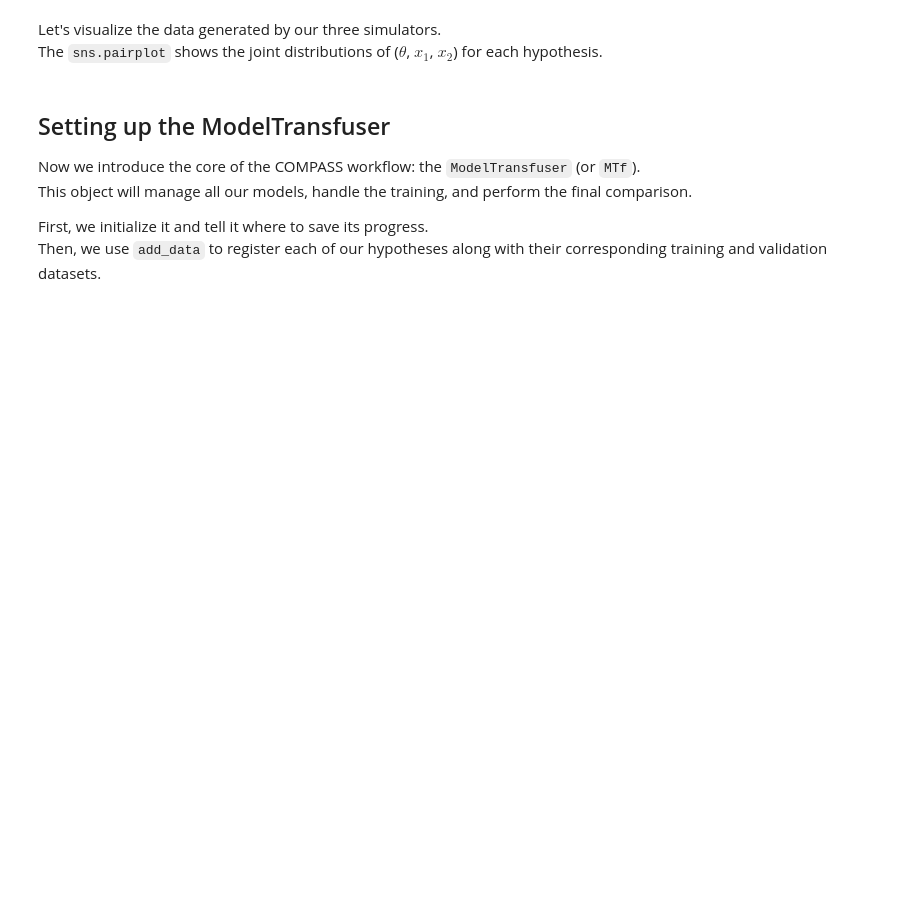
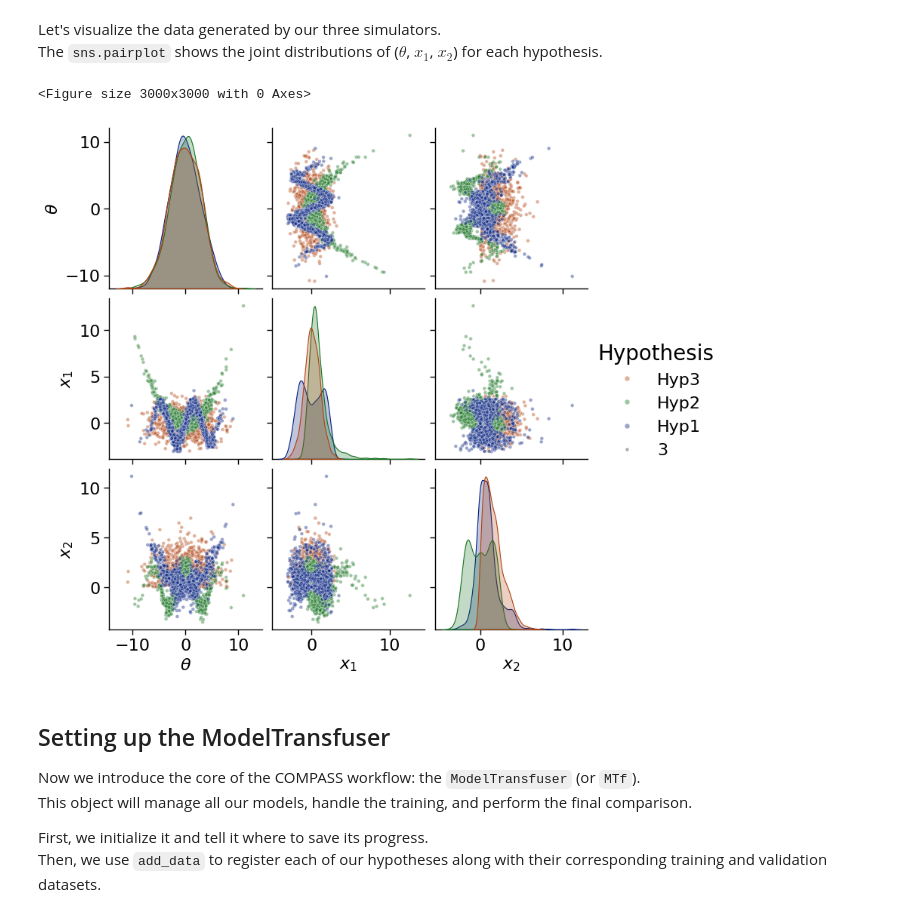
Before and after one commit to bGuenes/COMPASS, a Jupyter notebook: tutorials/Gaussian_models_baselines.ipynb, the cells around one changed output. Saved outputs shown, nothing was run; the diff lists cells and outputs as text; code cells hidden in the pictures; blank space fills up the shorter version.

```diff
--- a/tutorials/Gaussian_models_baselines.ipynb
+++ b/tutorials/Gaussian_models_baselines.ipynb
@@ -71,9 +73,8 @@ def gen_data_hyp1(int):
 # Hypothesis 2
 def gen_data_hyp2(int):
     theta = 3 * torch.randn(int)
-    x1 = 2 * torch.cos(theta) + torch.randn(int) * 0.5
-    x2 = 0.1 * theta**2 + 0.5*torch.abs(x1) * torch.randn(int)
-
+    x1 = 0.1 * theta**2 + 0.5*torch.randn(int)
+    x2 = 2 * torch.cos(theta) + torch.randn(int) * 0.5
     return theta.unsqueeze(1), torch.stack([x1, x2],dim=1)
 
 # Hypothesis 3
@@ -127,19 +132,26 @@ The `sns.pairplot` shows the joint distributions of ($\theta$, $x_1$, $x_2$) for
 # %%
 # Plot Hypothesis for visualization
 
 df1 = pd.DataFrame(torch.concatenate([val_theta1, val_x1], dim=1).numpy(), columns=[r'$\theta$', r'$x_1$', r'$x_2$'])
 df2 = pd.DataFrame(torch.concatenate([val_theta2, val_x2], dim=1).numpy(), columns=[r'$\theta$', r'$x_1$', r'$x_2$'])
 df3 = pd.DataFrame(torch.concatenate([val_theta3, val_x3], dim=1).numpy(), columns=[r'$\theta$', r'$x_1$', r'$x_2$'])
 
 df1["Hypothesis"] = "Hyp1"
 df2["Hypothesis"] = "Hyp2"
 df3["Hypothesis"] = "Hyp3"
 
-combined_df = pd.concat([df1, df2, df3], axis=0)
+combined_df = pd.concat([df3, df2, df1], axis=0)
 
 plt.figure(figsize=(6, 6), dpi=500)
-sns.pairplot(combined_df, diag_kind='kde', hue='Hypothesis', plot_kws=dict(alpha=0.5, s=3, linewidth=0.5))
+palette = sns.color_palette("dark", 3)
+palette = [palette[1], palette[2], palette[0]]
+
+sns.set_context("paper", rc={"axes.labelsize": 16, "xtick.labelsize": 16, "ytick.labelsize": 16, "legend.fontsize": 16, "legend.title_fontsize": 20})
+sns.pairplot(combined_df, diag_kind='kde', hue='Hypothesis', plot_kws=dict(alpha=0.4, size=3, linewidth=0.5), palette=palette)
 plt.show()
+# %% [output]
+<Figure size 3000x3000 with 0 Axes>
+[figure, added]
 # %% [markdown]
 ## Setting up the ModelTransfuser
 
```
Also changed, not shown: parts of 16 cells of this notebook, 7 other files.
